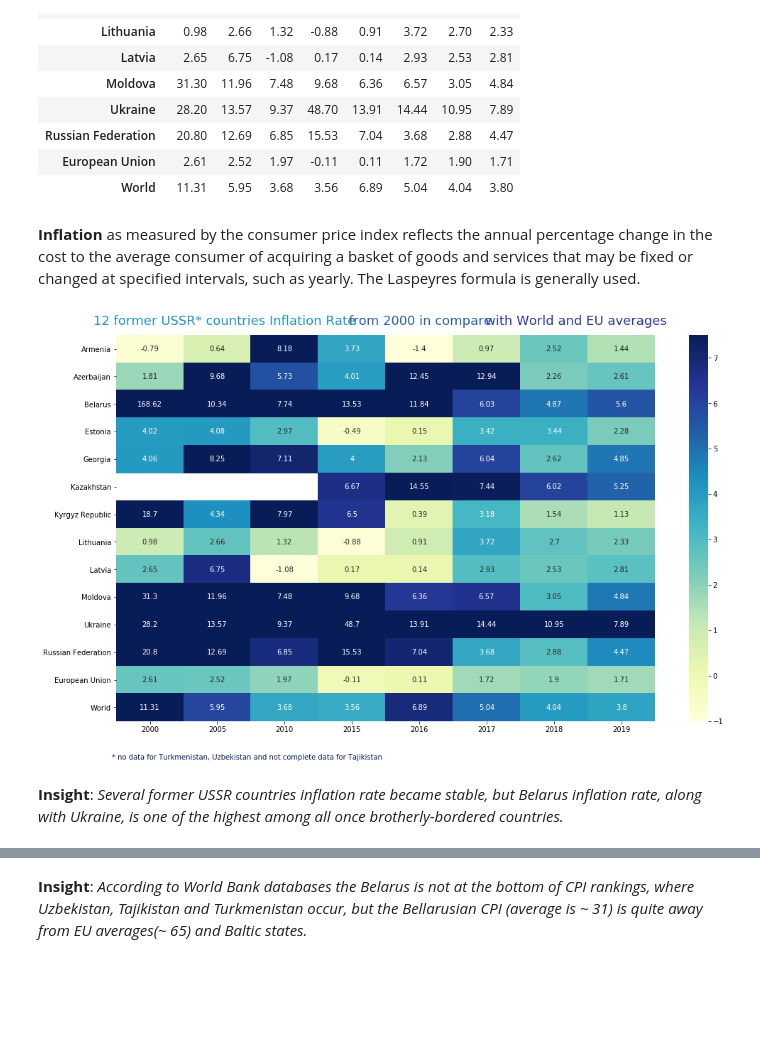
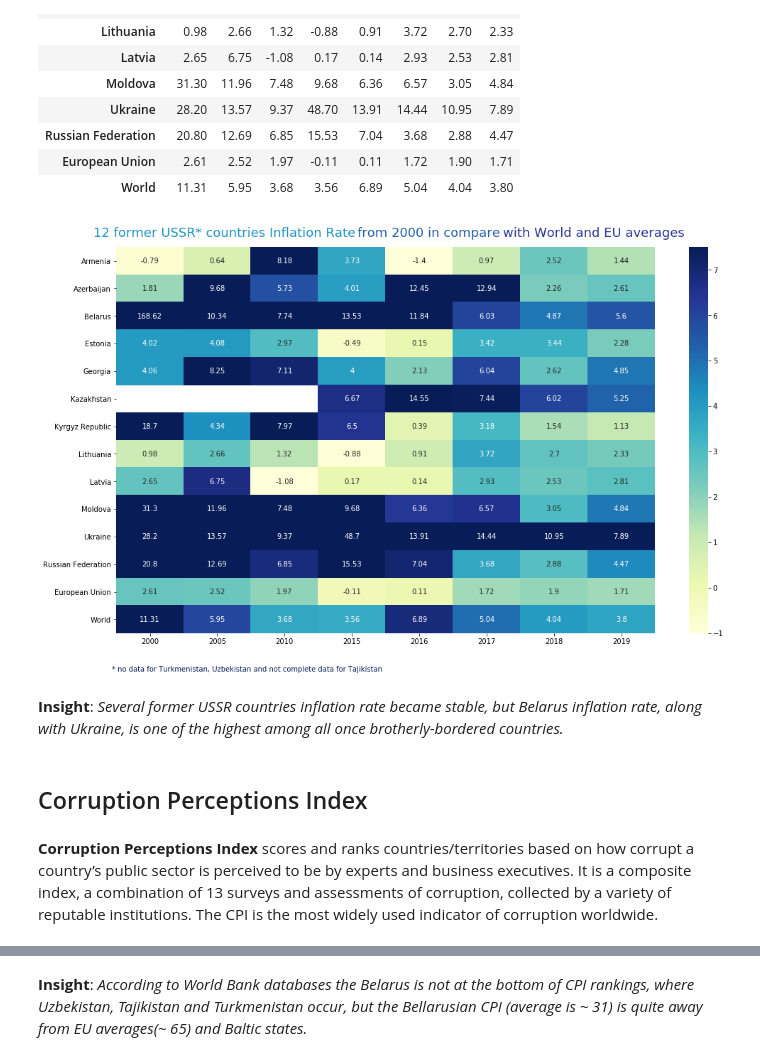
Before and after one commit to unkind58/Belarus_statistics_and-_comparison, a Jupyter notebook: app.ipynb, the cells around one changed output, grey strips where cells are left out. Cells and saved outputs as stored; diff of their text form; code cells hidden in the pictures; blank space fills up the shorter version.

```diff
--- a/app.ipynb
+++ b/app.ipynb
@@ -375,21 +391,23 @@ df_ir
 | Russian Federation | 20.80 | 12.69 | 6.85 | 15.53 | 7.04 | 3.68 | 2.88 | 4.47 |
 | European Union | 2.61 | 2.52 | 1.97 | -0.11 | 0.11 | 1.72 | 1.90 | 1.71 |
 | World | 11.31 | 5.95 | 3.68 | 3.56 | 6.89 | 5.04 | 4.04 | 3.80 |
-# %% [markdown]
-**Inflation** as measured by the consumer price index reflects the annual percentage change in the cost to the average consumer of acquiring a basket of goods and services that may be fixed or changed at specified intervals, such as yearly. The Laspeyres formula is generally used.
 # %%
 f, ax = plt.subplots(figsize=(17, 10))
 sns.heatmap(df_ir, annot=True, robust=False,cmap='YlGnBu', ax=ax, fmt='g', vmin= -1, vmax=7.5)
 plt.ylabel(None)
 plt.figtext(.12, .05,("\n"*2) +  """* no data for Turkmenistan, Uzbekistan and not complete data for Tajikistan""", color='#081d58', weight='light' )
 plt.figtext(0.40, 0.9, '12 former USSR* countries Inflation Rate', fontsize=18, color='#1d91c0', ha ='right')
-plt.figtext(0.55, 0.9, 'with World and EU averages', fontsize=18, color='#253494', ha ='left')
-plt.figtext(0.475, 0.9, 'from 2000 in compare', fontsize=18, color='#225ea8', ha ='center')
+plt.figtext(0.57, 0.9, 'with World and EU averages', fontsize=18, color='#253494', ha ='left')
+plt.figtext(0.485, 0.9, 'from 2000 in compare', fontsize=18, color='#225ea8', ha ='center')
 plt.show()
 # %% [output]
-[figure, old version]
+[figure, new version]
 # %% [markdown]
 **Insight**: *Several former USSR countries inflation rate became stable, but Belarus inflation rate, along with Ukraine, is one of the highest among all once brotherly-bordered countries.*
+# %% [markdown]
+## Corruption Perceptions Index
+# %% [markdown]
+**Corruption Perceptions Index** scores and ranks countries/territories based on how corrupt a country’s public sector is perceived to be by experts and business executives. It is a composite index, a combination of 13 surveys and assessments of corruption, collected by a variety of reputable institutions. The CPI is the most widely used indicator of corruption worldwide.
 # %%
 df_cpi = pd.read_csv(path_cpi, low_memory=False)
 df_cpi = df_cpi.drop(['Country Code'], axis=1)
```
Also changed, not shown: parts of 33 cells of this notebook.
